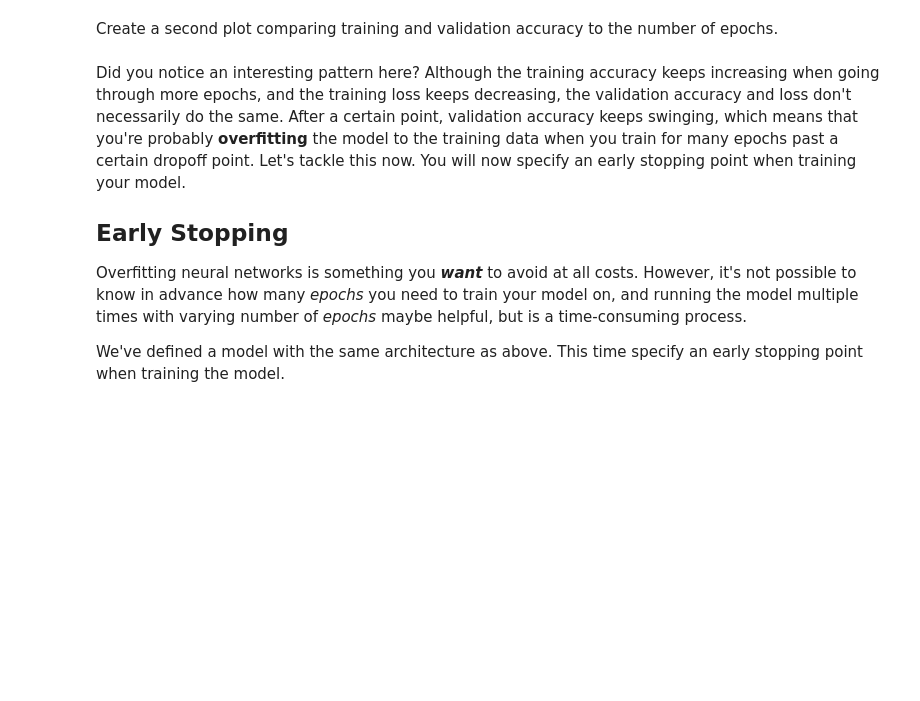
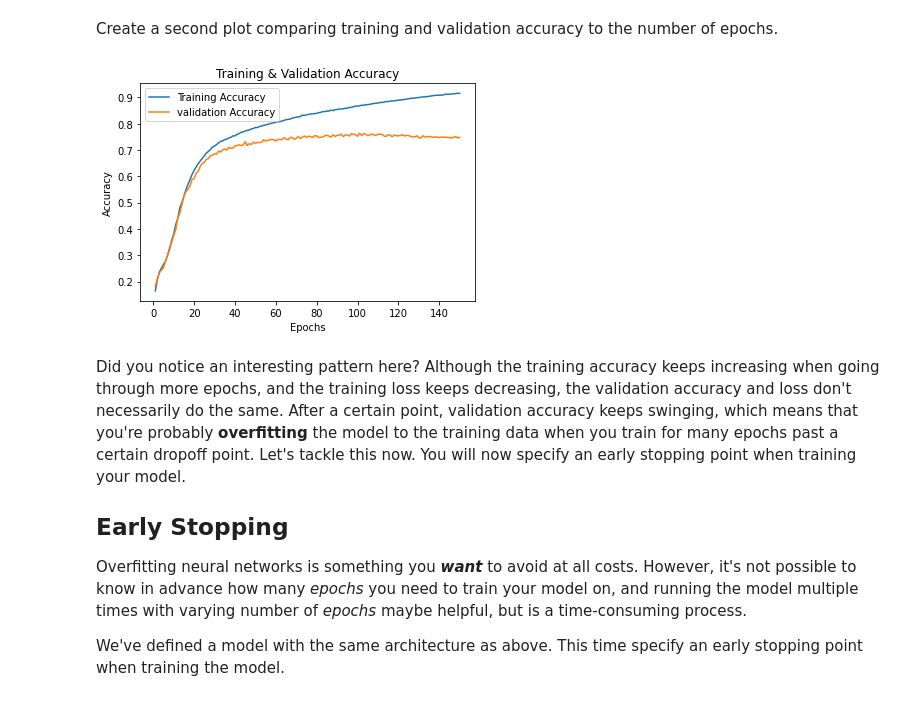
Before and after one commit to GraceMwende/PHASE_4-MS_DS, a Jupyter notebook: Flatiron/Week3/Tuning Neural Networks with Regularization - Lab.ipynb, the cells around one changed output. Saved outputs shown, nothing was run; the diff lists cells and outputs as text; code cells hidden in the pictures; blank space fills up the shorter version.

```diff
--- a/Flatiron/Week3/Tuning Neural Networks with Regularization - Lab.ipynb
+++ b/Flatiron/Week3/Tuning Neural Networks with Regularization - Lab.ipynb
@@ -190,3 +249,17 @@ Create a second plot comparing training and validation accuracy to the number of
+# %%
+# Accuracy vs number of epochs with train and validation sets
+acc_values = baseline_model_val_dict['acc']
+val_acc_values =baseline_model_val_dict['val_acc']
+epochs = range(1,len(loss_values)+1)
+plt.plot(epochs,acc_values,label='Training Accuracy')
+plt.plot(epochs,val_acc_values,label='validation Accuracy')
+plt.title('Training & Validation Accuracy')
+plt.xlabel('Epochs')
+plt.ylabel('Accuracy')
+plt.legend()
+plt.show();
+# %% [output]
+[figure, added]
 # %% [markdown]
 Did you notice an interesting pattern here? Although the training accuracy keeps increasing when going through more epochs, and the training loss keeps decreasing, the validation accuracy and loss don't necessarily do the same. After a certain point, validation accuracy keeps swinging, which means that you're probably **overfitting** the model to the training data when you train for many epochs past a certain dropoff point. Let's tackle this now. You will now specify an early stopping point when training your model.
 
```
Also changed, not shown: parts of 24 cells of this notebook, 2 other files.
